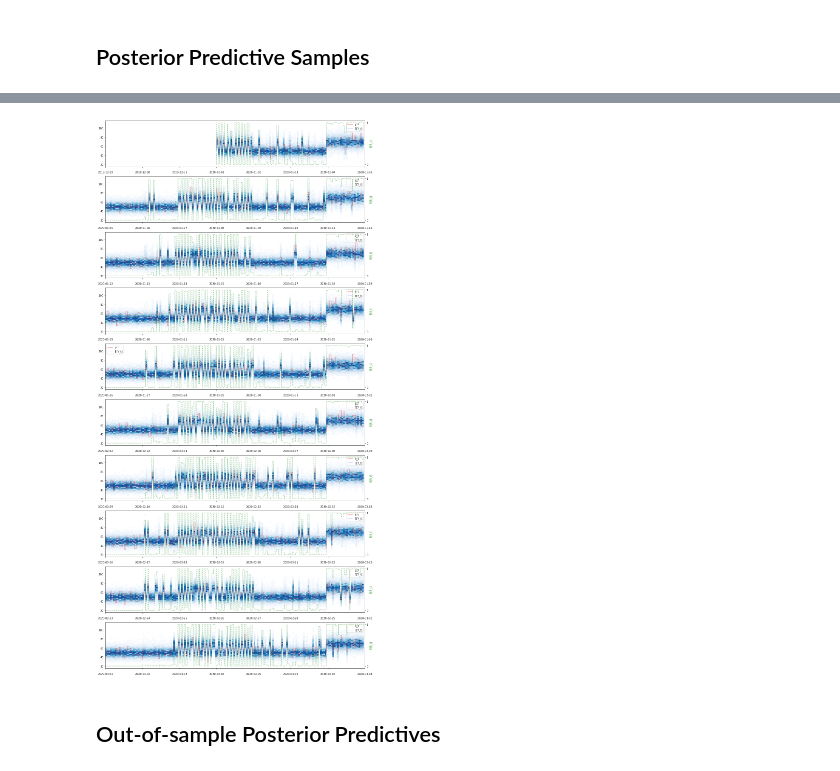
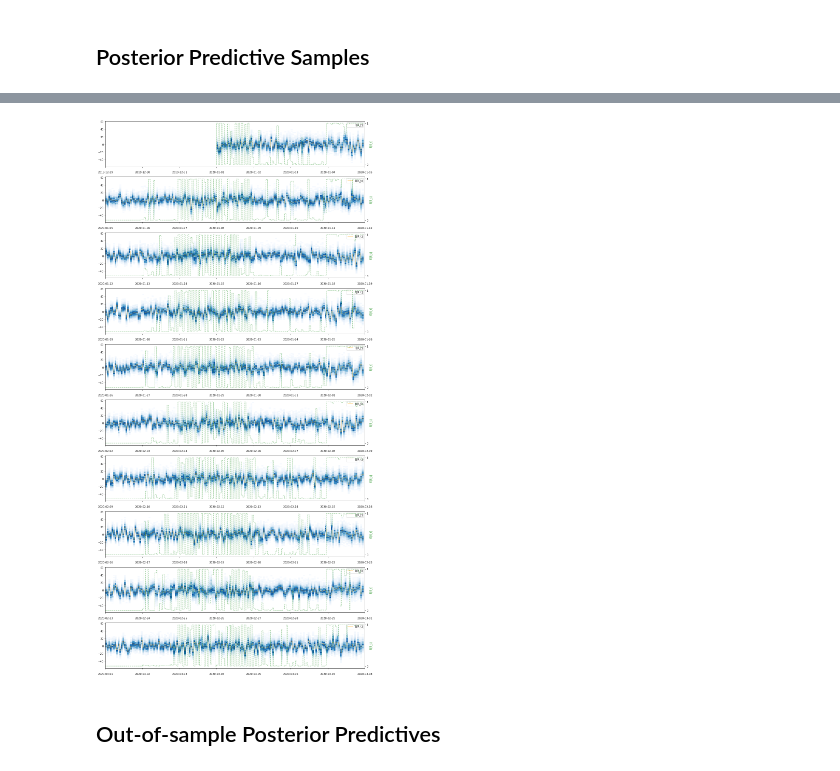
Before and after one commit to AmpersandTV/pymc3-hmm, a Jupyter notebook: examples/poisson_time_varying_example.ipynb, the cells around one changed output, grey strips where cells are left out. Saved outputs shown, nothing was run; the diff lists cells and outputs as text; code cells hidden in the pictures.

Commit message:
Update time-varying example with generic plotting function

```diff
--- a/examples/poisson_time_varying_example.ipynb
+++ b/examples/poisson_time_varying_example.ipynb
@@ -249,3 +249,22 @@ with test_model:
     )
 # %% [output]
 [interactive output not drawn]
+# %%
+from matplotlib.ticker import MaxNLocator
+
+from pymc3_hmm.utils import plot_split_timeseries_histograms
+
+
+columns = pd.MultiIndex.from_tuples(
+    [("Y_t", i) for i in range(posterior_pred_trace["Y_t"].shape[0])],
+    names=("var", "sample"),
+)
+
+plot_data = pd.DataFrame(
+    posterior_pred_trace["Y_t"].T,
+    index=time_index,
+    columns=columns,
+)
+plot_data["E[S_t]"] = posterior_pred_trace["S_t"].mean(0)
+plot_data["E[Y_t]"] = posterior_pred_trace["Y_t"].mean(0)
+plot_data["y_t"] = y_t
@@ -252,70 +315,53 @@ with test_model:
 # %%
-import pandas as pd
-
-from matplotlib.ticker import MaxNLocator
-
-from pymc3_hmm.utils import plot_split_timeseries, plot_predictive_histograms
-
-
 columns = pd.MultiIndex.from_tuples(
-    [("Y_t", i) for i in range(posterior_pred_trace["Y_t"].shape[0])],
+    [("R_t", i) for i in range(posterior_pred_trace["Y_t"].shape[0])],
     names=("var", "sample"),
 )
 
+residuals = posterior_pred_trace["Y_t"].T - y_t.reshape(-1, 1)
+
 plot_data = pd.DataFrame(
-    posterior_pred_trace["Y_t"].T,
+    residuals,
     index=time_index,
     columns=columns,
 )
 plot_data["E[S_t]"] = posterior_pred_trace["S_t"].mean(0)
-plot_data["E[Y_t]"] = posterior_pred_trace["Y_t"].mean(0)
-plot_data["y_t"] = y_t
-
+plot_data["E[R_t]"] = residuals.mean(1)
 
 def plot_fn(ax, data, **kwargs):
     ax.plot(
-        data["y_t"],
-        label="y_t",
+        data["E[R_t]"],
+        label="E[R_t]",
         alpha=0.7,
-        color="red",
+        color="orange",
         linewidth=0.8,
         drawstyle="steps",
     )
 
-    ax.plot(
-        data["E[Y_t]"],
-        label="E[Y_t]",
-        alpha=0.3,
-        color="blue",
-        linewidth=0.8,
-        drawstyle="steps",
-    )
-
-    plot_predictive_histograms(data["Y_t"], axes=ax)
-
-
-axes_split_data = plot_split_timeseries(
+axes_split_data = plot_split_timeseries_histograms(
     plot_data,
+    sample_col="R_t",
+    plot_fn=plot_fn,
     split_max=10,
+    figsize=(15, 30),
     twin_column_name="E[S_t]",
     twin_plot_kwargs={
         "color": "green",
         "drawstyle": "steps",
         "linestyle": "--",
         "alpha": 0.4,
     },
-    figsize=(15, 30),
-    plot_fn=plot_fn,
 )
 
 for (_, twin_ax), _ in axes_split_data:
-    _ = twin_ax.set_ylabel("E[S_t]", color=twin_ax.get_lines()[0].get_color())
+    _ = twin_ax.set_ylabel(
+        "E[S_t]", color=twin_ax.get_lines()[0].get_color()
+    )
     _ = twin_ax.yaxis.set_major_locator(MaxNLocator(integer=True))
 
-
 plt.tight_layout()
 # %% [output]
-[figure, old version]
+[figure, new version]
 # %% [markdown]
 ## Out-of-sample Posterior Predictives
 # %%
```
Also changed, not shown: parts of 4 cells of this notebook.
